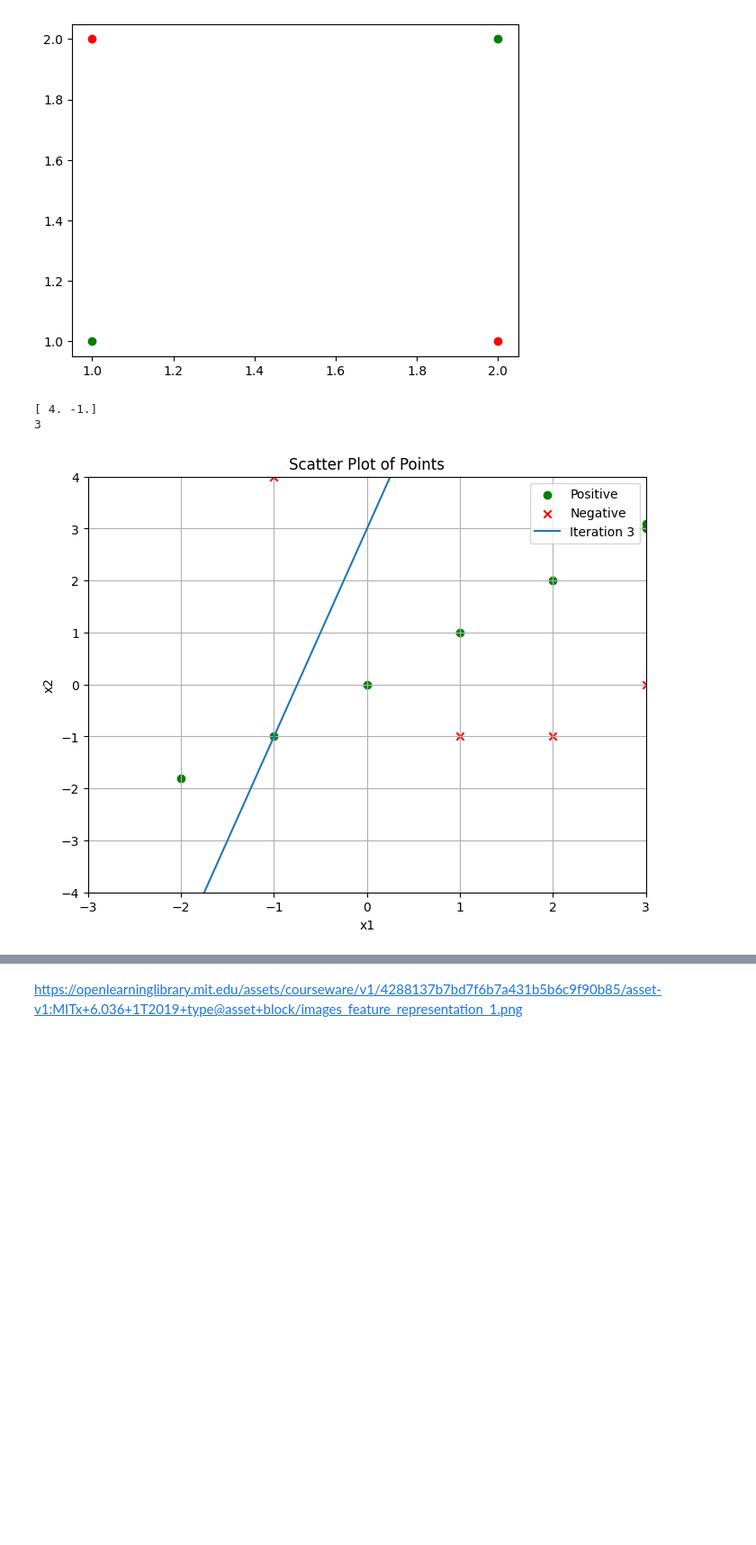
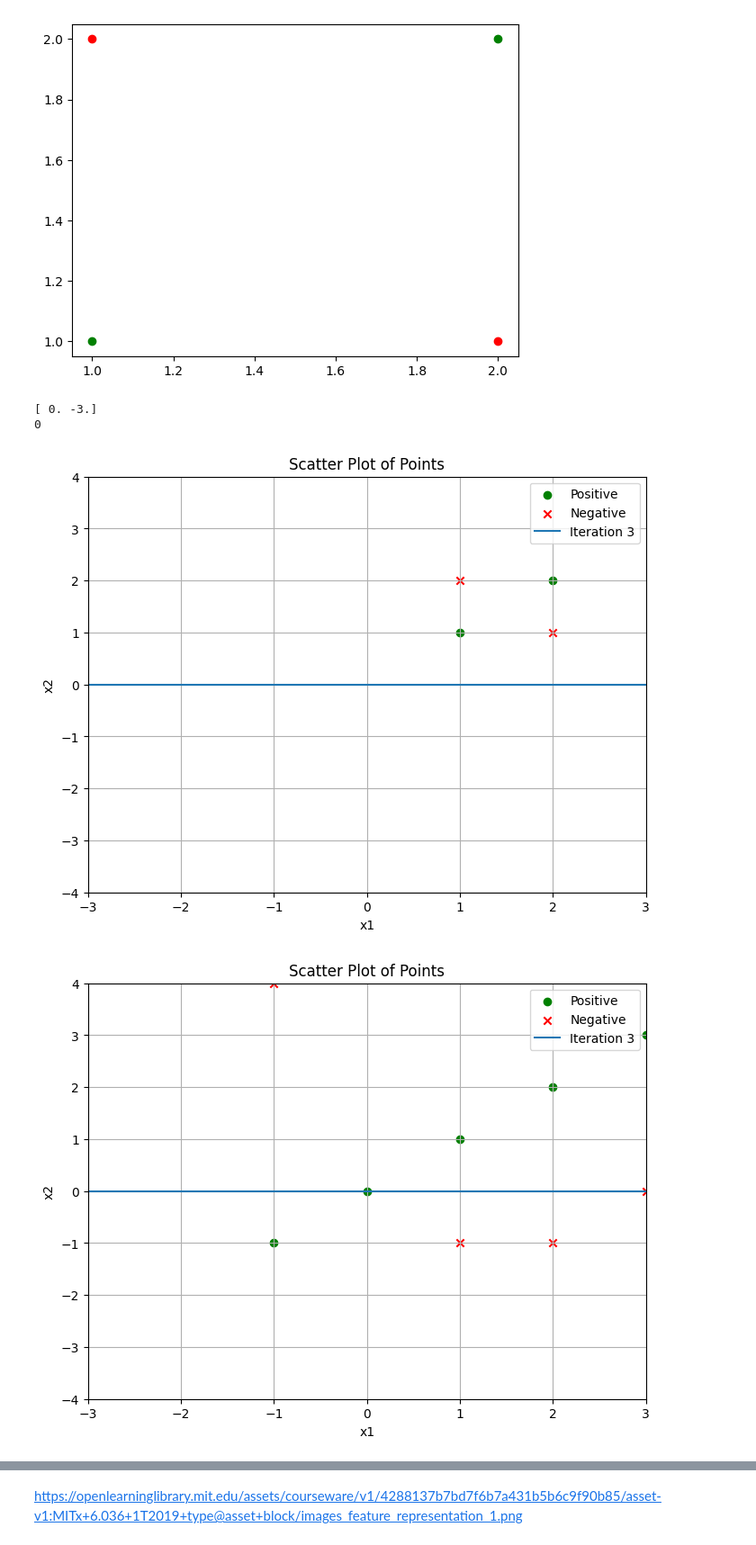
Before and after one commit to pavanarya/AI-ML, a Jupyter notebook: ML/3. FeatureEngineering/FeatureEngineering_PolynomialFeature.ipynb, the cells around one changed output, grey strips where cells are left out. Shown at 90% size. Drawn from its saved outputs; the diff is of its cells as text; code cells hidden in the pictures; blank space fills up the shorter version.

```diff
--- a/ML/3. FeatureEngineering/FeatureEngineering_PolynomialFeature.ipynb
+++ b/ML/3. FeatureEngineering/FeatureEngineering_PolynomialFeature.ipynb
@@ -97,21 +100,23 @@ def Perceptron(X, y, epochs=10):
 # %%
 best_coefficients, best_constant = Perceptron(X, y,125)
 print(best_coefficients)
 print(best_constant)
+plot_decision_boundary(X_positive,X_negative,best_coefficients, best_constant, 3)
 
 plot_decision_boundary(test_positive,test_negative,best_coefficients, best_constant, 3)
 test_X = np.vstack((test_positive , test_negative))
 test_y = np.array([1]*len(test_positive) + [-1]*len(test_negative))
 
 correct = 0
 for i in range(len(test_X)):
   val = np.dot(test_X[i], best_coefficients) + best_constant
   if np.sign(val) == test_y[i]:
     correct += 1
   print(str(val)+" Point:"+str(test_X[i]))
 
 print(correct*100/len(test_X))
 # %% [output]
-[ 4. -1.]
-3
+[ 0. -3.]
+0
-[figure, old version]
+[figure, new version]
+[figure, added]
```
Also changed, not shown: parts of 11 cells of this notebook.
